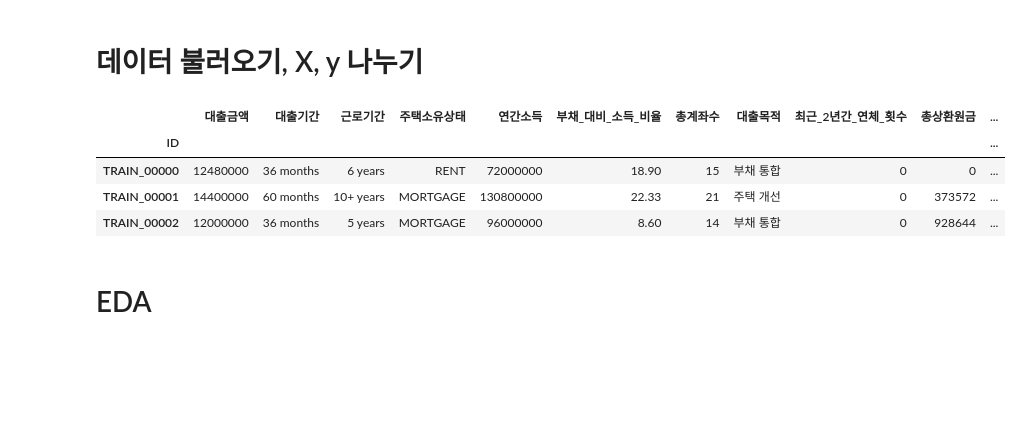
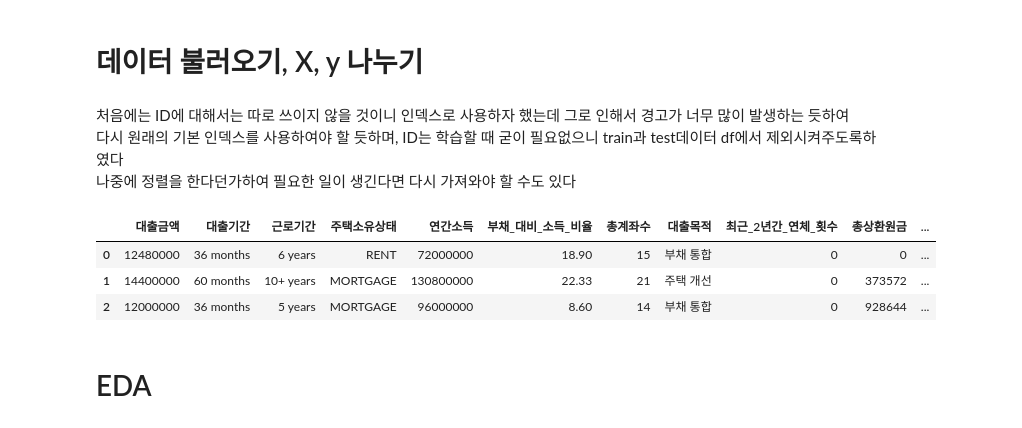
Before and after one commit to kyeob1107/What-s-your-EDA, a Jupyter notebook: third project.ipynb, the cells around one changed output. Cells and saved outputs as stored; diff of their text form; code cells hidden in the pictures; blank space fills up the shorter version.

```diff
--- a/third project.ipynb
+++ b/third project.ipynb
@@ -54,20 +48,32 @@ from imblearn.over_sampling import SMOTENC
 # 그래프 한글 깨지는 것 방지
 plt.rcParams['font.family'] ='Malgun Gothic'
 plt.rcParams['axes.unicode_minus'] =False
+# %% [markdown]
+처음에는 ID에 대해서는 따로 쓰이지 않을 것이니 인덱스로 사용하자 했는데 그로 인해서 경고가 너무 많이 발생하는 듯하여
+다시 원래의 기본 인덱스를 사용하여야 할 듯하며, ID는 학습할 때 굳이 필요없으니 train과 test데이터 df에서 제외시켜주도록하였다
+나중에 정렬을 한다던가하여 필요한 일이 생긴다면 다시 가져와야 할 수도 있다
 # %%
-train_df = pd.read_csv('./train.csv', index_col=0) # 첫번째 열인 ID를 index로 사용
+train_df = pd.read_csv('./train.csv') # 첫번째 열인 ID를 index로 사용 ->부분 다시 제외
+X_test = pd.read_csv('./test.csv') # 첫번째 열인 ID를 index로 사용 ->부분 다시 제외
+
+# ID열 제거
+train_df = train_df.drop(columns='ID')
+X_test = X_test.drop(columns='ID')
+
 # X, y 분리
-X_train = train_df.drop(columns=['대출등급'])
-y_train = train_df[['대출등급']]
+def reset_X_y(dataframe:pd.DataFrame = train_df, y_col='대출등급'):
+    X = dataframe.drop(columns=[y_col])
+    y = dataframe[[y_col]]
+    return X, y
+X_train, y_train = reset_X_y()
 numeric_col = ['대출금액', '연간소득', '부채_대비_소득_비율', '총계좌수', '최근_2년간_연체_횟수', '총상환원금', '총상환이자', '총연체금액', '연체계좌수']
 category_col = ['대출기간', '근로기간', '주택소유상태', '대출목적']
 train_df.head(3)
 # %% [output]
 |  | 대출금액 | 대출기간 | 근로기간 | 주택소유상태 | 연간소득 | 부채_대비_소득_비율 | 총계좌수 | 대출목적 | 최근_2년간_연체_횟수 | 총상환원금 | ... |
-| ID |  |  |  |  |  |  |  |  |  |  | ... |
-| TRAIN_00000 | 12480000 | 36 months | 6 years | RENT | 72000000 | 18.90 | 15 | 부채 통합 | 0 | 0 | ... |
-| TRAIN_00001 | 14400000 | 60 months | 10+ years | MORTGAGE | 130800000 | 22.33 | 21 | 주택 개선 | 0 | 373572 | ... |
-| TRAIN_00002 | 12000000 | 36 months | 5 years | MORTGAGE | 96000000 | 8.60 | 14 | 부채 통합 | 0 | 928644 | ... |
+| 0 | 12480000 | 36 months | 6 years | RENT | 72000000 | 18.90 | 15 | 부채 통합 | 0 | 0 | ... |
+| 1 | 14400000 | 60 months | 10+ years | MORTGAGE | 130800000 | 22.33 | 21 | 주택 개선 | 0 | 373572 | ... |
+| 2 | 12000000 | 36 months | 5 years | MORTGAGE | 96000000 | 8.60 | 14 | 부채 통합 | 0 | 928644 | ... |
 # %% [markdown]
 # EDA
 # %% [markdown]
```
Also changed, not shown: parts of 50 cells of this notebook.
